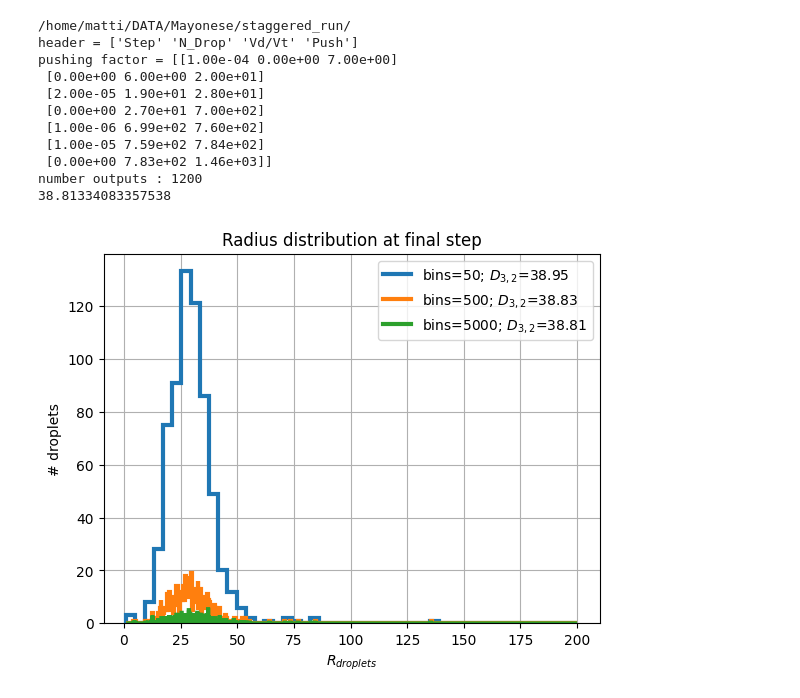
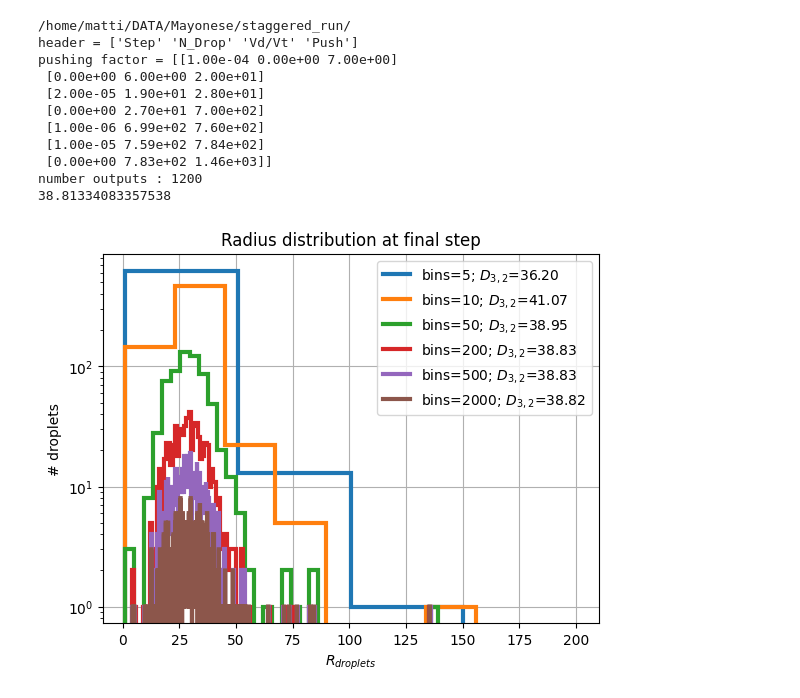
Before and after one commit to mattiamencagli/my-python-plots, a Jupyter notebook: Flow_Matters/D32_bins.ipynb, the cells around one changed output. Cells and saved outputs as stored; diff of their text form; code cells hidden in the pictures.

```diff
--- a/Flow_Matters/D32_bins.ipynb
+++ b/Flow_Matters/D32_bins.ipynb
@@ -83,7 +83,8 @@ name = "droplets_volume_rho1.dat"
 step_e_num, d_vol, avg_e_tot_vol = read_nonunif_col(direc+name, 1, 1)
 
 save_dir = '/home/matti/Pictures/image_test/'
-BB = [50, 500, 5000]
+# BB = [50, 500, 5000]
+BB = [5, 10, 50, 200, 500, 2000]
 
 for B in BB:
 
@@ -97,31 +98,32 @@ for B in BB:
     _ = plt.figure(1)
     _ = plt.stairs(count_vol[-1,:], bin_edges_vol[-1,:], linewidth=3, label="bins=%d; $D_{3,2}$=%1.2f"%(B, D32_end))
     _ = plt.xlabel('$R_{droplets}$')
     _ = plt.ylabel('# droplets');# (normalized to max)')
+    _ = plt.yscale('log')
     _ = plt.rc('axes', axisbelow=True)
     _ = plt.legend()
     _ = plt.grid(True)
     _ = plt.title('Radius distribution at final step')
 
     # print(d_vol[-1,:])
 
 D32num   = np.sum((2*d_vol[-1,:])**3)
 D32denum = np.sum((2*d_vol[-1,:])**2)
 D32_end = 0.5*D32num/D32denum
 print(D32_end) #ok
 
 _ = plt.figure(1)
 _ = plt.savefig(save_dir+"plot_bins_D32.png", bbox_inches='tight', dpi=300, format='png')
 # %% [output]
 /home/matti/DATA/Mayonese/staggered_run/
 header = ['Step' 'N_Drop' 'Vd/Vt' 'Push']
 pushing factor = [[1.00e-04 0.00e+00 7.00e+00]
  [0.00e+00 6.00e+00 2.00e+01]
  [2.00e-05 1.90e+01 2.80e+01]
  [0.00e+00 2.70e+01 7.00e+02]
  [1.00e-06 6.99e+02 7.60e+02]
  [1.00e-05 7.59e+02 7.84e+02]
  [0.00e+00 7.83e+02 1.46e+03]]
 number outputs : 1200
 38.81334083357538
-[figure, old version]
+[figure, new version]
```
Also changed, not shown: 1 other file.
